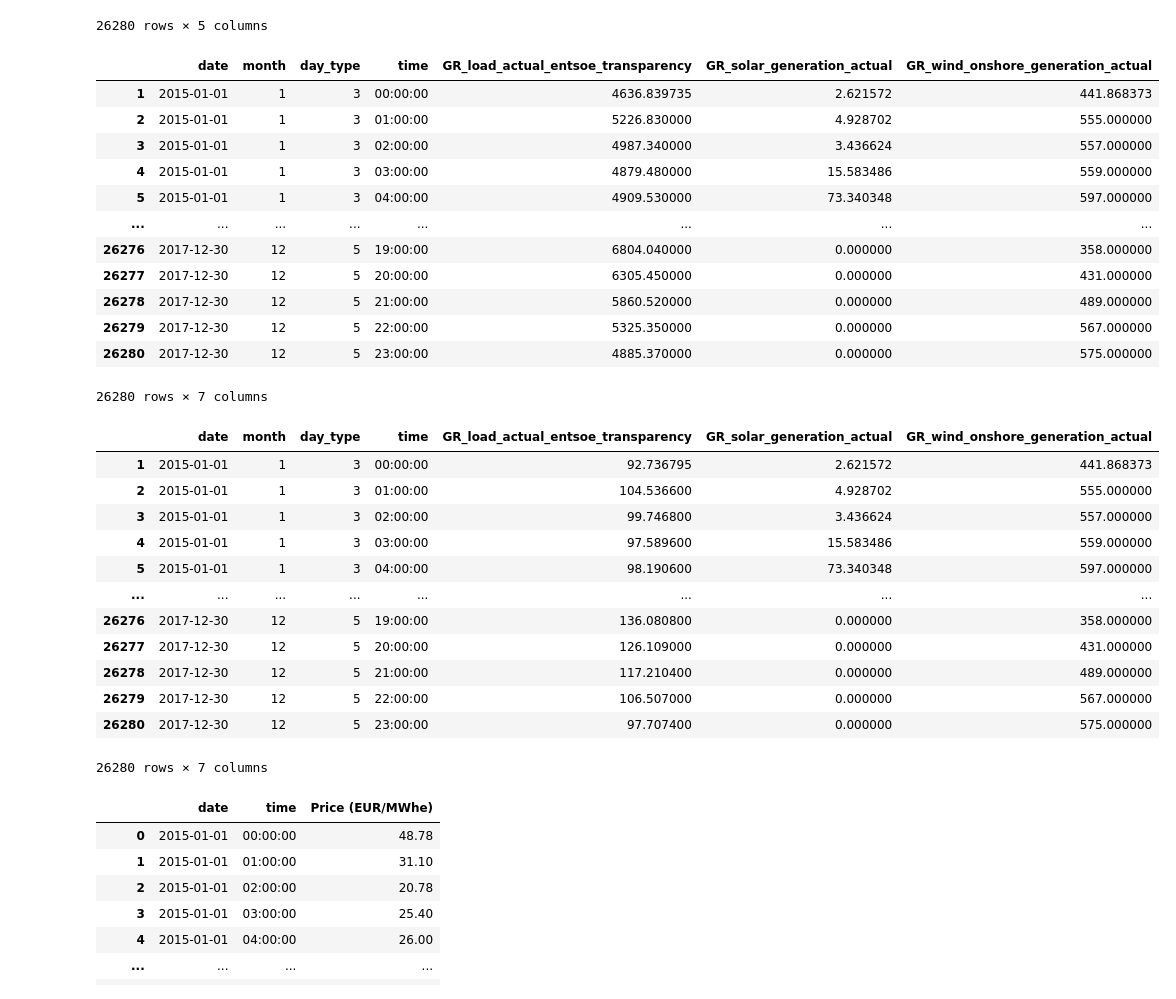
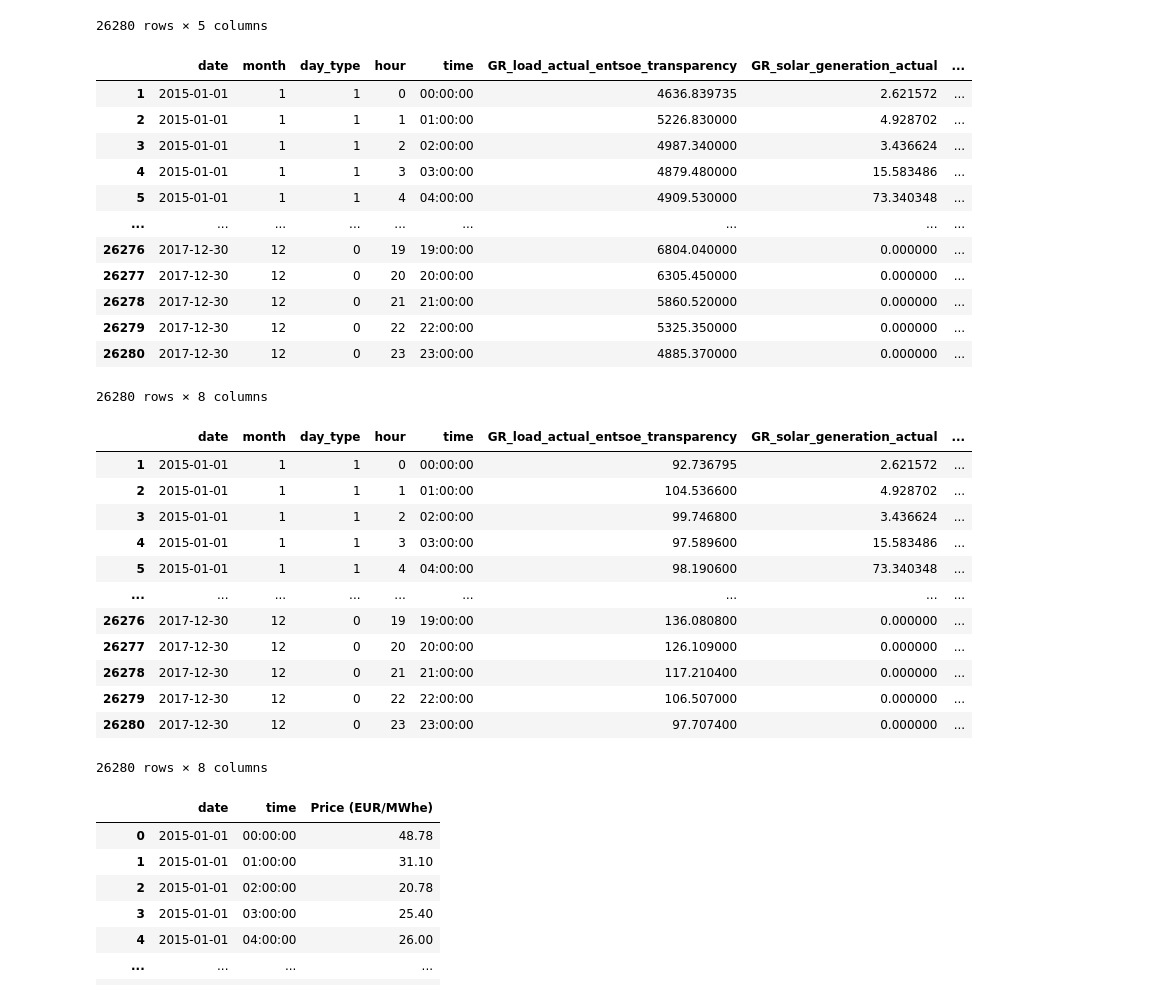
Before and after one commit to the-guti/ugrip-energy, a Jupyter notebook: building_energy_storage_simulation/data/preprocessing.ipynb, the cells around one changed output. Drawn from its saved outputs; the diff is of its cells as text; code cells hidden in the pictures.

Commit message:
changed weekdays, added hours as observations

```diff
--- a/building_energy_storage_simulation/data/preprocessing.ipynb
+++ b/building_energy_storage_simulation/data/preprocessing.ipynb
@@ -140,49 +140,50 @@ data
 | 26280 | 2017-12-30 | 23:00:00 | 4885.370000 | 0.000000 | 575.000000 |
 26280 rows × 5 columns
 # %%
-# extract month and day type (monday, tuesday, etc.)
+# extract month and day type (weekday or weekend), and hour
 data["month"] = data["date"].apply(lambda x: x.month)
-data["day_type"] = data["date"].apply(lambda x: x.weekday())
+data["day_type"] = data["date"].apply(lambda x: 1 if x.weekday() < 5 else 0)
+data["hour"] = data["time"].apply(lambda x: x.hour)
 # move them forward
 data = data[[
-    "date", "month", "day_type", "time",
+    "date", "month", "day_type", "hour", "time",
     "GR_load_actual_entsoe_transparency",
     "GR_solar_generation_actual",
     "GR_wind_onshore_generation_actual",
 ]]
 data
 # %% [output]
-|  | date | month | day_type | time | GR_load_actual_entsoe_transparency | GR_solar_generation_actual | GR_wind_onshore_generation_actual |
-| 1 | 2015-01-01 | 1 | 3 | 00:00:00 | 4636.839735 | 2.621572 | 441.868373 |
-| 2 | 2015-01-01 | 1 | 3 | 01:00:00 | 5226.830000 | 4.928702 | 555.000000 |
-| 3 | 2015-01-01 | 1 | 3 | 02:00:00 | 4987.340000 | 3.436624 | 557.000000 |
-| 4 | 2015-01-01 | 1 | 3 | 03:00:00 | 4879.480000 | 15.583486 | 559.000000 |
-| 5 | 2015-01-01 | 1 | 3 | 04:00:00 | 4909.530000 | 73.340348 | 597.000000 |
-| ... | ... | ... | ... | ... | ... | ... | ... |
-| 26276 | 2017-12-30 | 12 | 5 | 19:00:00 | 6804.040000 | 0.000000 | 358.000000 |
-| 26277 | 2017-12-30 | 12 | 5 | 20:00:00 | 6305.450000 | 0.000000 | 431.000000 |
-| 26278 | 2017-12-30 | 12 | 5 | 21:00:00 | 5860.520000 | 0.000000 | 489.000000 |
-| 26279 | 2017-12-30 | 12 | 5 | 22:00:00 | 5325.350000 | 0.000000 | 567.000000 |
-| 26280 | 2017-12-30 | 12 | 5 | 23:00:00 | 4885.370000 | 0.000000 | 575.000000 |
+|  | date | month | day_type | hour | time | GR_load_actual_entsoe_transparency | GR_solar_generation_actual | ... |
+| 1 | 2015-01-01 | 1 | 1 | 0 | 00:00:00 | 4636.839735 | 2.621572 | ... |
+| 2 | 2015-01-01 | 1 | 1 | 1 | 01:00:00 | 5226.830000 | 4.928702 | ... |
+| 3 | 2015-01-01 | 1 | 1 | 2 | 02:00:00 | 4987.340000 | 3.436624 | ... |
+| 4 | 2015-01-01 | 1 | 1 | 3 | 03:00:00 | 4879.480000 | 15.583486 | ... |
+| 5 | 2015-01-01 | 1 | 1 | 4 | 04:00:00 | 4909.530000 | 73.340348 | ... |
+| ... | ... | ... | ... | ... | ... | ... | ... | ... |
+| 26276 | 2017-12-30 | 12 | 0 | 19 | 19:00:00 | 6804.040000 | 0.000000 | ... |
+| 26277 | 2017-12-30 | 12 | 0 | 20 | 20:00:00 | 6305.450000 | 0.000000 | ... |
+| 26278 | 2017-12-30 | 12 | 0 | 21 | 21:00:00 | 5860.520000 | 0.000000 | ... |
+| 26279 | 2017-12-30 | 12 | 0 | 22 | 22:00:00 | 5325.350000 | 0.000000 | ... |
+| 26280 | 2017-12-30 | 12 | 0 | 23 | 23:00:00 | 4885.370000 | 0.000000 | ... |
-26280 rows × 7 columns
+26280 rows × 8 columns
 # %%
 # scale the values
 data["GR_load_actual_entsoe_transparency"] /= 50
 data
 # %% [output]
-|  | date | month | day_type | time | GR_load_actual_entsoe_transparency | GR_solar_generation_actual | GR_wind_onshore_generation_actual |
-| 1 | 2015-01-01 | 1 | 3 | 00:00:00 | 92.736795 | 2.621572 | 441.868373 |
-| 2 | 2015-01-01 | 1 | 3 | 01:00:00 | 104.536600 | 4.928702 | 555.000000 |
-| 3 | 2015-01-01 | 1 | 3 | 02:00:00 | 99.746800 | 3.436624 | 557.000000 |
-| 4 | 2015-01-01 | 1 | 3 | 03:00:00 | 97.589600 | 15.583486 | 559.000000 |
-| 5 | 2015-01-01 | 1 | 3 | 04:00:00 | 98.190600 | 73.340348 | 597.000000 |
-| ... | ... | ... | ... | ... | ... | ... | ... |
-| 26276 | 2017-12-30 | 12 | 5 | 19:00:00 | 136.080800 | 0.000000 | 358.000000 |
-| 26277 | 2017-12-30 | 12 | 5 | 20:00:00 | 126.109000 | 0.000000 | 431.000000 |
-| 26278 | 2017-12-30 | 12 | 5 | 21:00:00 | 117.210400 | 0.000000 | 489.000000 |
-| 26279 | 2017-12-30 | 12 | 5 | 22:00:00 | 106.507000 | 0.000000 | 567.000000 |
-| 26280 | 2017-12-30 | 12 | 5 | 23:00:00 | 97.707400 | 0.000000 | 575.000000 |
+|  | date | month | day_type | hour | time | GR_load_actual_entsoe_transparency | GR_solar_generation_actual | ... |
+| 1 | 2015-01-01 | 1 | 1 | 0 | 00:00:00 | 92.736795 | 2.621572 | ... |
+| 2 | 2015-01-01 | 1 | 1 | 1 | 01:00:00 | 104.536600 | 4.928702 | ... |
+| 3 | 2015-01-01 | 1 | 1 | 2 | 02:00:00 | 99.746800 | 3.436624 | ... |
+| 4 | 2015-01-01 | 1 | 1 | 3 | 03:00:00 | 97.589600 | 15.583486 | ... |
+| 5 | 2015-01-01 | 1 | 1 | 4 | 04:00:00 | 98.190600 | 73.340348 | ... |
+| ... | ... | ... | ... | ... | ... | ... | ... | ... |
+| 26276 | 2017-12-30 | 12 | 0 | 19 | 19:00:00 | 136.080800 | 0.000000 | ... |
+| 26277 | 2017-12-30 | 12 | 0 | 20 | 20:00:00 | 126.109000 | 0.000000 | ... |
+| 26278 | 2017-12-30 | 12 | 0 | 21 | 21:00:00 | 117.210400 | 0.000000 | ... |
+| 26279 | 2017-12-30 | 12 | 0 | 22 | 22:00:00 | 106.507000 | 0.000000 | ... |
+| 26280 | 2017-12-30 | 12 | 0 | 23 | 23:00:00 | 97.707400 | 0.000000 | ... |
-26280 rows × 7 columns
+26280 rows × 8 columns
 # %%
 # read Greece.csv
 gr_prices = pd.read_csv("raw/Greece.csv")
```
Also changed, not shown: parts of 3 cells of this notebook, 4 other files.
